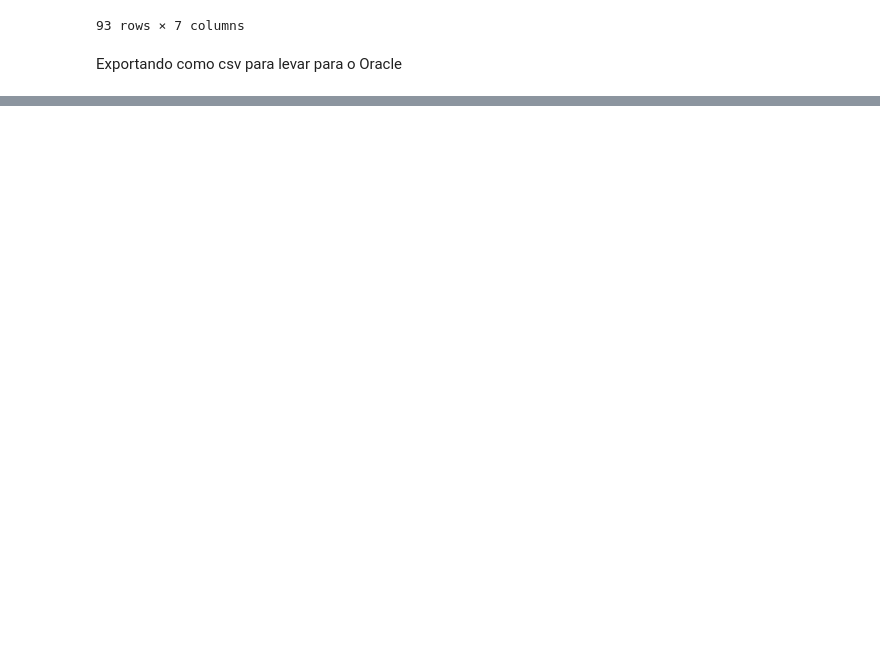
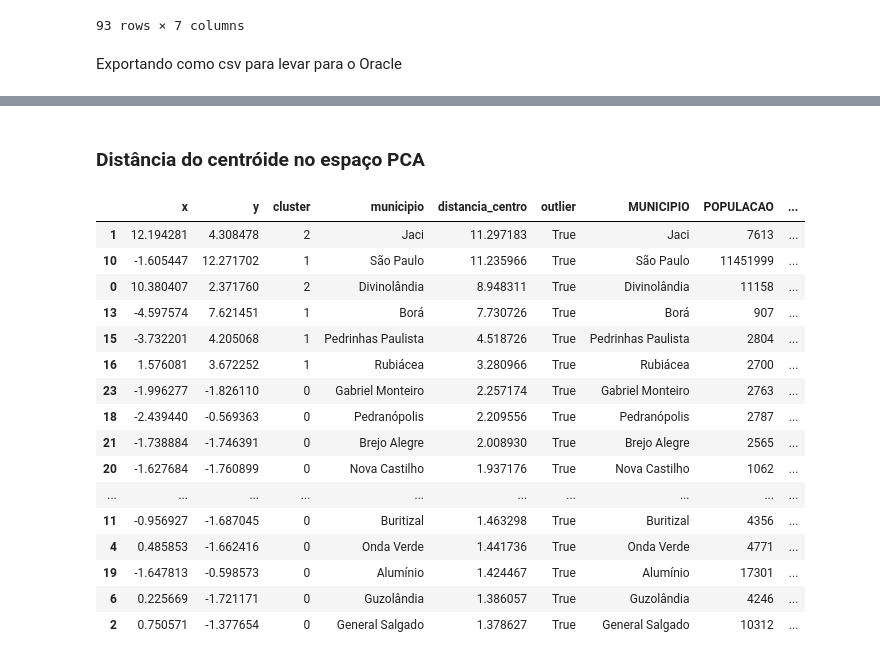
Before and after one commit to Melissa-Etes/Sprint2_grupo54, a Jupyter notebook: EC_Sprint2_HospiDataSUS_Clusterizacao_Grupo54.ipynb, the cells around one changed output, grey strips where cells are left out. Cells and saved outputs as stored; diff of their text form; code cells hidden in the pictures; blank space fills up the shorter version.

Commit message:
finaliza clusterização de municípios do HospiData SUS

```diff
--- a/EC_Sprint2_HospiDataSUS_Clusterizacao_Grupo54.ipynb
+++ b/EC_Sprint2_HospiDataSUS_Clusterizacao_Grupo54.ipynb
@@ -247,0 +275,45 @@ dados.to_csv('internacoes_com_clusters.csv', index=False)
+# %% [markdown]
+### Distância do centróide no espaço PCA
+# %%
+# Distância euclidiana de cada ponto até o centro do seu próprio cluster
+from scipy.spatial.distance import cdist
+
+centros = projection.groupby('cluster')[['x', 'y']].mean()
+
+def distancia_ao_centro(row):
+    centro = centros.loc[row['cluster']]
+    return np.sqrt((row['x'] - centro['x'])**2 + (row['y'] - centro['y'])**2)
+
+projection['distancia_centro'] = projection.apply(distancia_ao_centro, axis=1)
+
+# Define outlier como quem está a mais de 2 desvios-padrão da média de distância do seu cluster
+limite = projection.groupby('cluster')['distancia_centro'].transform(
+    lambda d: d.mean() + 2 * d.std()
+)
+projection['outlier'] = projection['distancia_centro'] > limite
+
+outliers_df = projection[projection['outlier']].merge(
+    dados[['MUNICIPIO', 'POPULACAO', 'QTD_INTERNACOES', 'PERMANENCIA_MEDIA',
+           'TAXA_MORTALIDADE_PCT', 'QTD_ESTAB_HOSPITALARES', 'razao_obs_esperado']],
+    left_on='municipio', right_on='MUNICIPIO', how='left'
+).sort_values('distancia_centro', ascending=False)
+
+outliers_df
+# %% [output]
+|  | x | y | cluster | municipio | distancia_centro | outlier | MUNICIPIO | POPULACAO | ... |
+| 1 | 12.194281 | 4.308478 | 2 | Jaci | 11.297183 | True | Jaci | 7613 | ... |
+| 10 | -1.605447 | 12.271702 | 1 | São Paulo | 11.235966 | True | São Paulo | 11451999 | ... |
+| 0 | 10.380407 | 2.371760 | 2 | Divinolândia | 8.948311 | True | Divinolândia | 11158 | ... |
+| 13 | -4.597574 | 7.621451 | 1 | Borá | 7.730726 | True | Borá | 907 | ... |
+| 15 | -3.732201 | 4.205068 | 1 | Pedrinhas Paulista | 4.518726 | True | Pedrinhas Paulista | 2804 | ... |
+| 16 | 1.576081 | 3.672252 | 1 | Rubiácea | 3.280966 | True | Rubiácea | 2700 | ... |
+| 23 | -1.996277 | -1.826110 | 0 | Gabriel Monteiro | 2.257174 | True | Gabriel Monteiro | 2763 | ... |
+| 18 | -2.439440 | -0.569363 | 0 | Pedranópolis | 2.209556 | True | Pedranópolis | 2787 | ... |
+| 21 | -1.738884 | -1.746391 | 0 | Brejo Alegre | 2.008930 | True | Brejo Alegre | 2565 | ... |
+| 20 | -1.627684 | -1.760899 | 0 | Nova Castilho | 1.937176 | True | Nova Castilho | 1062 | ... |
+| ... | ... | ... | ... | ... | ... | ... | ... | ... | ... |
+| 11 | -0.956927 | -1.687045 | 0 | Buritizal | 1.463298 | True | Buritizal | 4356 | ... |
+| 4 | 0.485853 | -1.662416 | 0 | Onda Verde | 1.441736 | True | Onda Verde | 4771 | ... |
+| 19 | -1.647813 | -0.598573 | 0 | Alumínio | 1.424467 | True | Alumínio | 17301 | ... |
+| 6 | 0.225669 | -1.721171 | 0 | Guzolândia | 1.386057 | True | Guzolândia | 4246 | ... |
+| 2 | 0.750571 | -1.377654 | 0 | General Salgado | 1.378627 | True | General Salgado | 10312 | ... |
```
Also changed, not shown: parts of 3 cells of this notebook.
